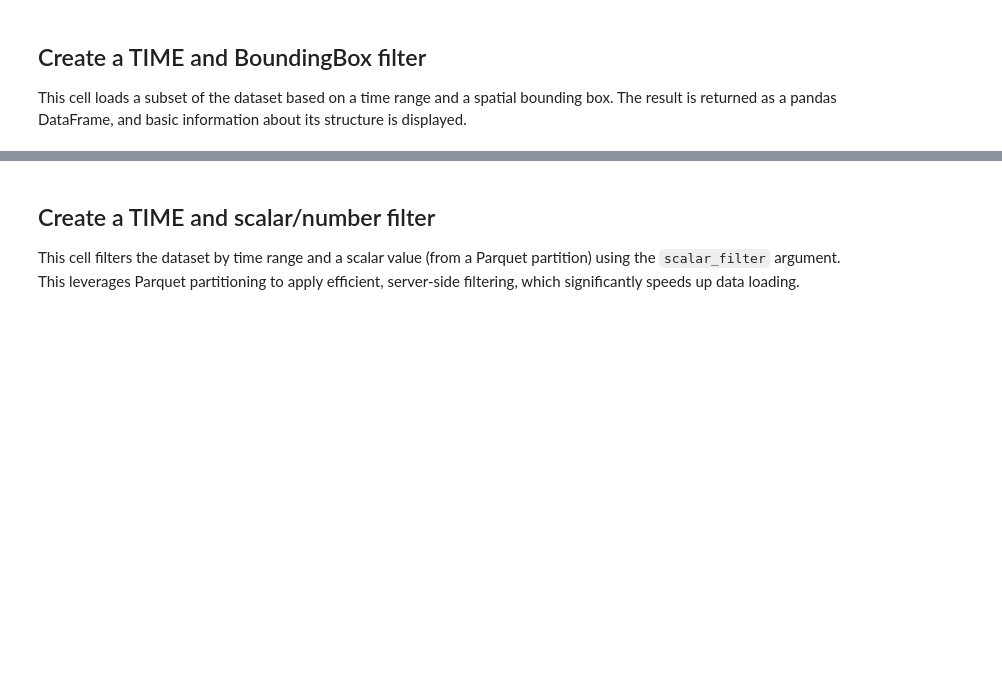
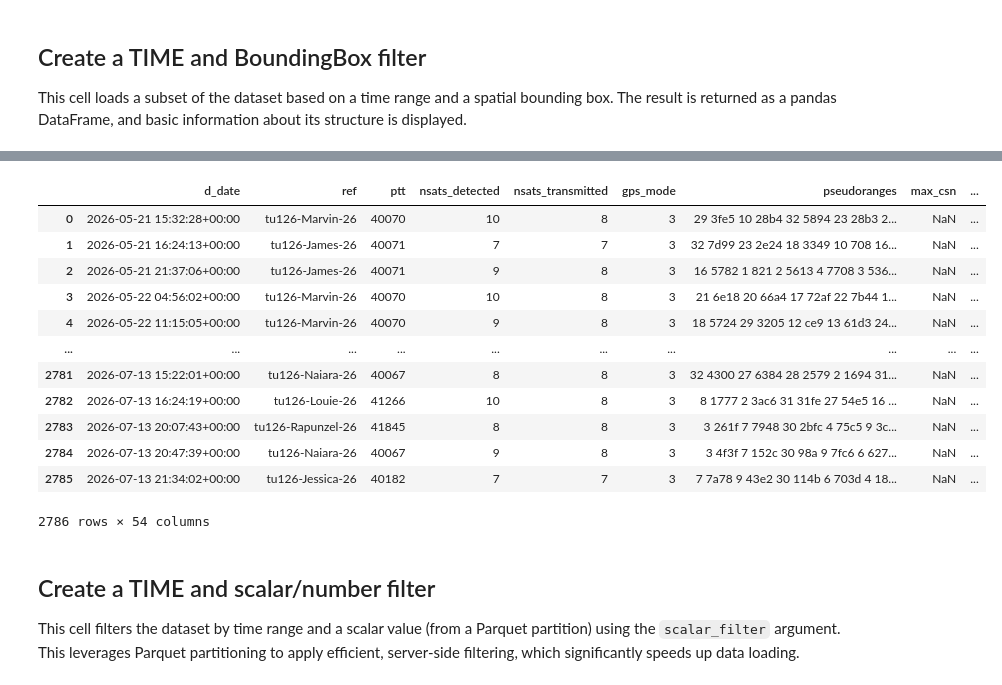
Before and after one commit to aodn/aodn_cloud_optimised, a Jupyter notebook: notebooks/animal_gps_satellite_relay_tagging_location_qc_realtime_qc.ipynb, the cells around one changed output, grey strips where cells are left out. Drawn from its saved outputs; the diff is of its cells as text; code cells hidden in the pictures; blank space fills up the shorter version.

```diff
--- a/notebooks/animal_gps_satellite_relay_tagging_location_qc_realtime_qc.ipynb
+++ b/notebooks/animal_gps_satellite_relay_tagging_location_qc_realtime_qc.ipynb
@@ -82,12 +126,9 @@ metadata
 This cell loads a subset of the dataset based on a time range and a spatial bounding box. The result is returned as a pandas DataFrame, and basic information about its structure is displayed.
 # %%
 %%time
-df = aodn_dataset.get_data(date_start='2022-12-01',
-                           date_end='2023-01-01',
-                           lat_min=-34,
-                           lat_max=-28,
-                           lon_min=151,
-                           lon_max=160,
+# NRT dataset, so we re just showing how to do a time filtering here taking the whole data
+df = aodn_dataset.get_data(date_start=aodn_dataset.get_temporal_extent()[0].strftime('%Y-%m-%d'),
+                           date_end=aodn_dataset.get_temporal_extent()[1].strftime('%Y-%m-%d'),
                            )
 
 df.info()
@@ -94,3 +154,19 @@ df.info()
+# %%
+df
+# %% [output]
+|  | d_date | ref | ptt | nsats_detected | nsats_transmitted | gps_mode | pseudoranges | max_csn | ... |
+| 0 | 2026-05-21 15:32:28+00:00 | tu126-Marvin-26 | 40070 | 10 | 8 | 3 | 29 3fe5 10 28b4 32 5894 23 28b3 2... | NaN | ... |
+| 1 | 2026-05-21 16:24:13+00:00 | tu126-James-26 | 40071 | 7 | 7 | 3 | 32 7d99 23 2e24 18 3349 10 708 16... | NaN | ... |
+| 2 | 2026-05-21 21:37:06+00:00 | tu126-James-26 | 40071 | 9 | 8 | 3 | 16 5782 1 821 2 5613 4 7708 3 536... | NaN | ... |
+| 3 | 2026-05-22 04:56:02+00:00 | tu126-Marvin-26 | 40070 | 10 | 8 | 3 | 21 6e18 20 66a4 17 72af 22 7b44 1... | NaN | ... |
+| 4 | 2026-05-22 11:15:05+00:00 | tu126-Marvin-26 | 40070 | 9 | 8 | 3 | 18 5724 29 3205 12 ce9 13 61d3 24... | NaN | ... |
+| ... | ... | ... | ... | ... | ... | ... | ... | ... | ... |
+| 2781 | 2026-07-13 15:22:01+00:00 | tu126-Naiara-26 | 40067 | 8 | 8 | 3 | 32 4300 27 6384 28 2579 2 1694 31... | NaN | ... |
+| 2782 | 2026-07-13 16:24:19+00:00 | tu126-Louie-26 | 41266 | 10 | 8 | 3 | 8 1777 2 3ac6 31 31fe 27 54e5 16 ... | NaN | ... |
+| 2783 | 2026-07-13 20:07:43+00:00 | tu126-Rapunzel-26 | 41845 | 8 | 8 | 3 | 3 261f 7 7948 30 2bfc 4 75c5 9 3c... | NaN | ... |
+| 2784 | 2026-07-13 20:47:39+00:00 | tu126-Naiara-26 | 40067 | 9 | 8 | 3 | 3 4f3f 7 152c 30 98a 9 7fc6 6 627... | NaN | ... |
+| 2785 | 2026-07-13 21:34:02+00:00 | tu126-Jessica-26 | 40182 | 7 | 7 | 3 | 7 7a78 9 43e2 30 114b 6 703d 4 18... | NaN | ... |
+2786 rows × 54 columns
 # %%
 ## Download Subsetted Data as CSV
 
```
Also changed, not shown: parts of 10 cells of this notebook, 1 other file.
